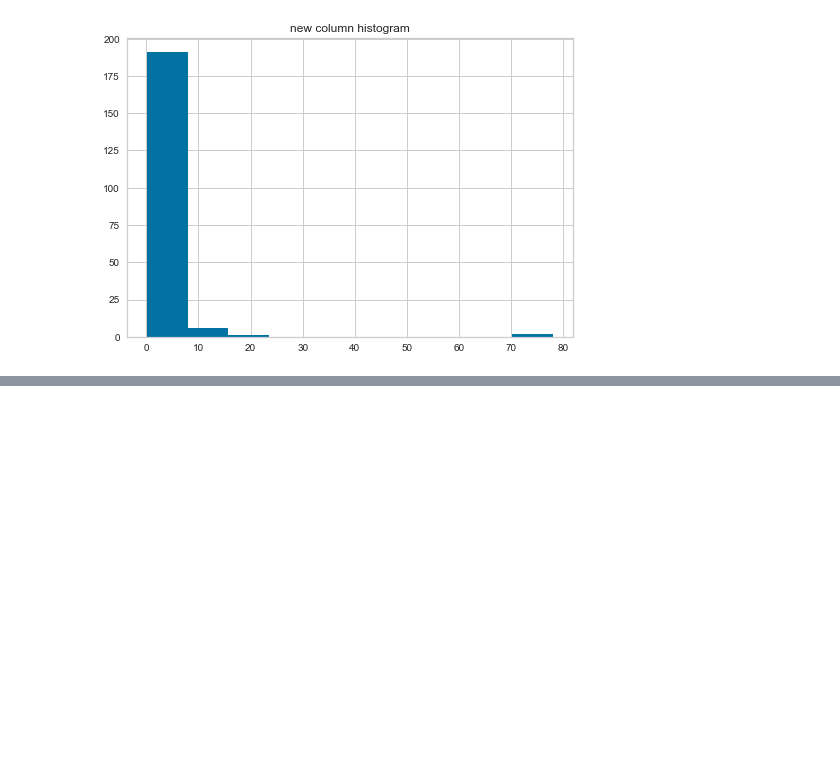
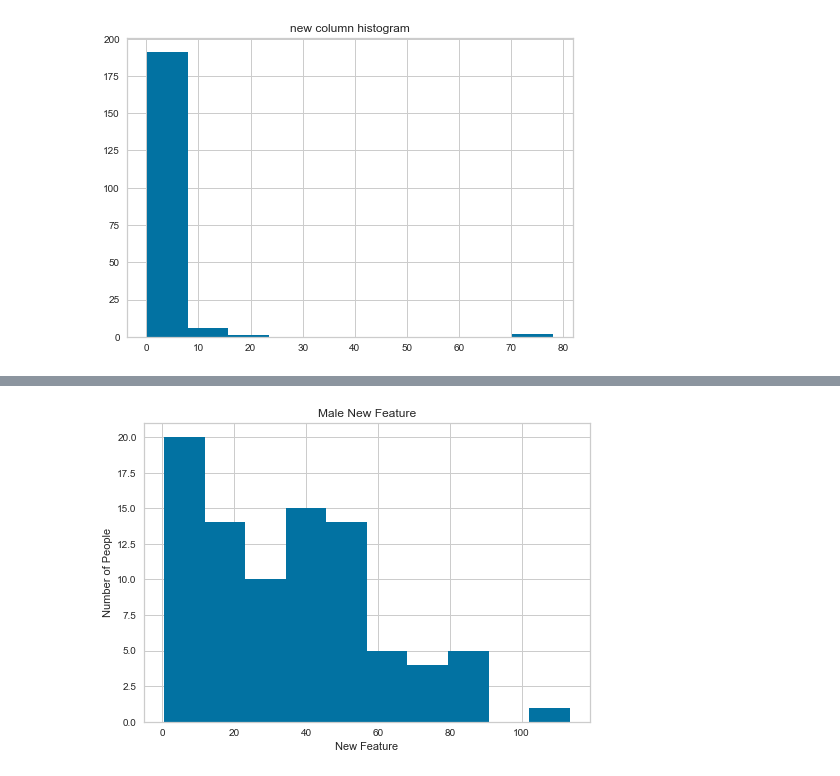
Before and after one commit to ipatel467/Customer-Segmentation, a Jupyter notebook: index.ipynb, the cells around one changed output, grey strips where cells are left out. Cells and saved outputs as stored; diff of their text form; code cells hidden in the pictures; blank space fills up the shorter version.

```diff
--- a/index.ipynb
+++ b/index.ipynb
@@ -648,0 +651,7 @@ fems.new_feat.hist()
+# %%
+gents.new_feat.hist();
+plt.title('Male New Feature');
+plt.xlabel('New Feature');
+plt.ylabel('Number of People');
+# %% [output]
+[figure, added]
```
Also changed, not shown: parts of 6 cells of this notebook.
